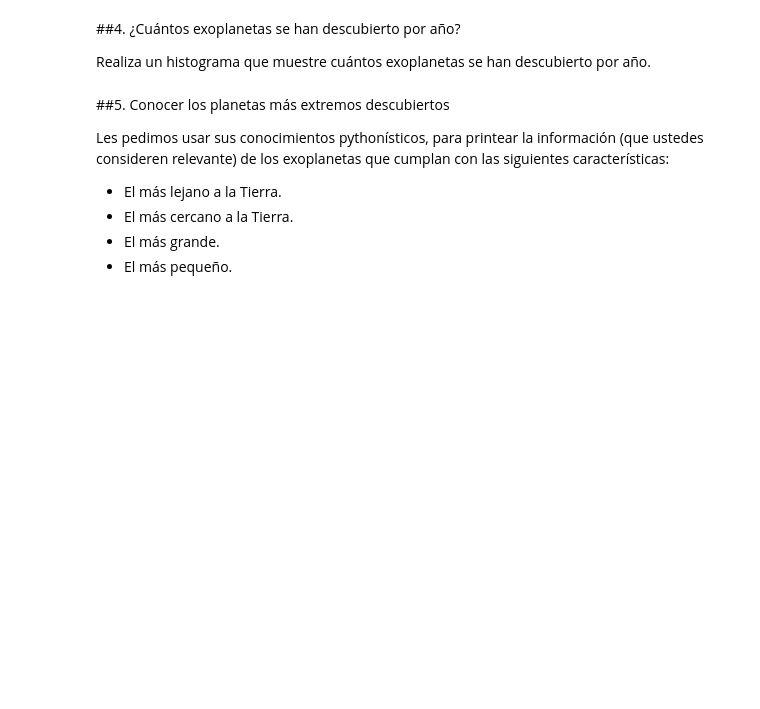
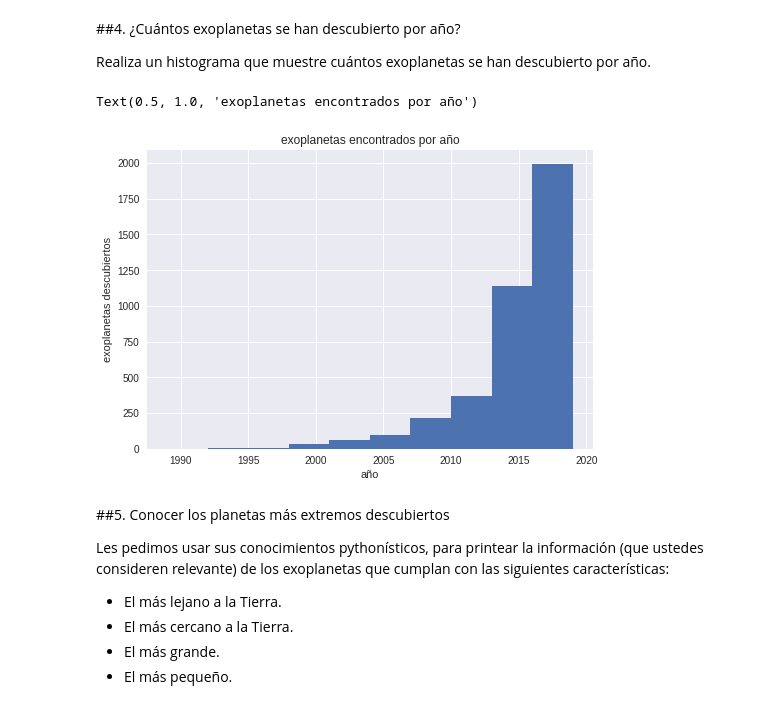
Before and after one commit to felipe34asaav/minitarea3, a Jupyter notebook: minitarea3.ipynb, the cells around one changed output. Saved outputs shown, nothing was run; the diff lists cells and outputs as text; code cells hidden in the pictures; blank space fills up the shorter version.

```diff
--- a/minitarea3.ipynb
+++ b/minitarea3.ipynb
@@ -206,3 +211,13 @@ Realiza un histograma que muestre cuántos exoplanetas se han descubierto por a
+# %%
+# Hacer histograma
+
+plt.hist(dt["pl_disc"])
+plt.xlabel("año")
+plt.ylabel("exoplanetas descubiertos")
+plt.title("exoplanetas encontrados por año")
+# %% [output]
+Text(0.5, 1.0, 'exoplanetas encontrados por año')
+[figure, added]
 # %% [markdown]
 ##5. Conocer los planetas más extremos descubiertos
 
```
Also changed, not shown: parts of 3 cells of this notebook.
